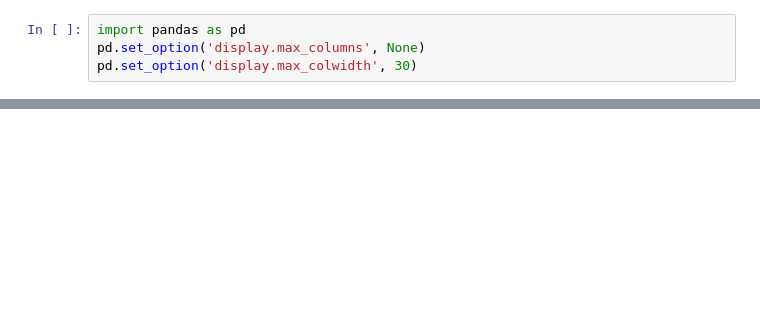
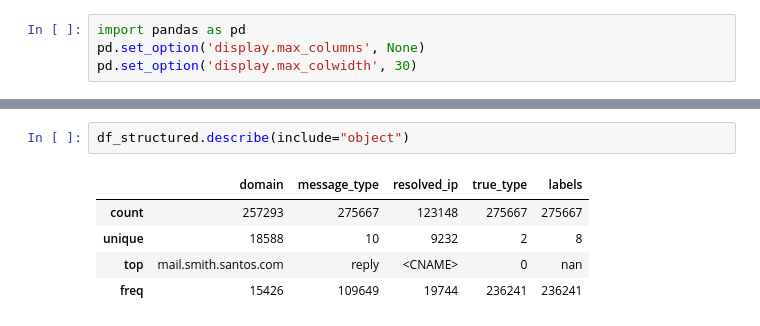
Before and after one commit to SlimTimster/IDSAlertCorrelaction_CySec_MasterThesis, a Jupyter notebook: santos_dnsmasq.ipynb, the cells around one changed output, grey strips where cells are left out. Drawn from its saved outputs; the diff is of its cells as text; blank space fills up the shorter version.

```diff
--- a/santos_dnsmasq.ipynb
+++ b/santos_dnsmasq.ipynb
@@ -213,0 +392,8 @@ df_auth.iloc[66127:66129]
+# %%
+df_structured.describe(include="object")
+# %% [output]
+|  | domain | message_type | resolved_ip | true_type | labels |
+| count | 257293 | 275667 | 123148 | 275667 | 275667 |
+| unique | 18588 | 10 | 9232 | 2 | 8 |
+| top | mail.smith.santos.com | reply | <CNAME> | 0 | nan |
+| freq | 15426 | 109649 | 19744 | 236241 | 236241 |
```
Also changed, not shown: parts of 21 cells of this notebook.
